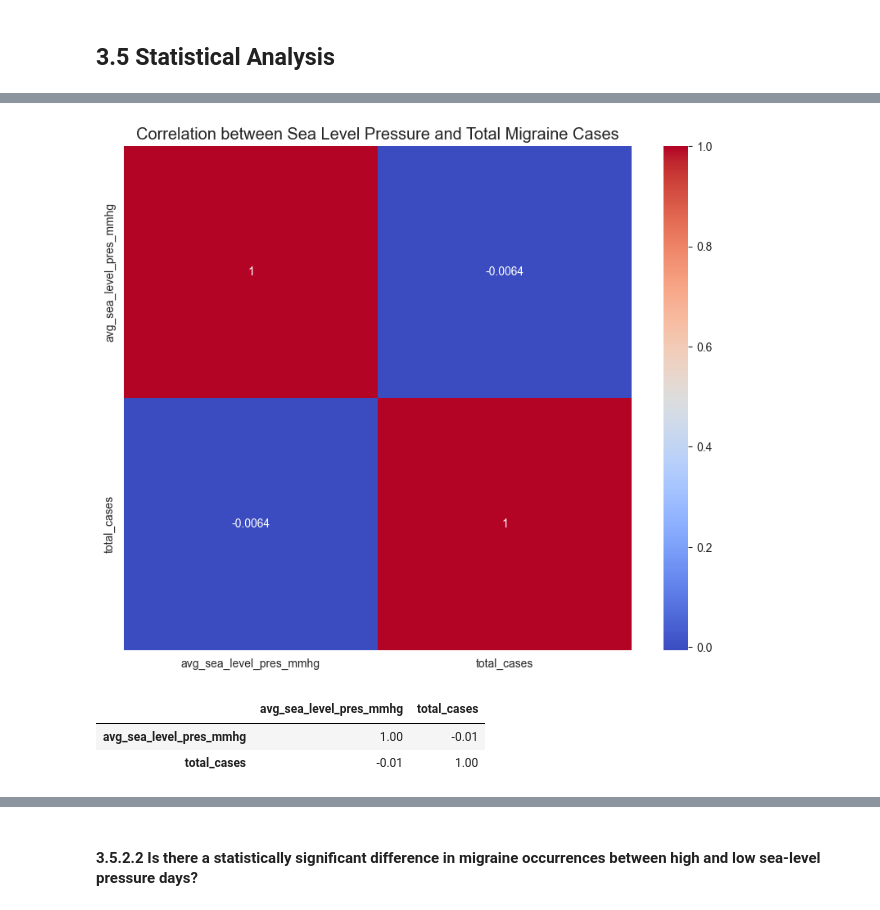
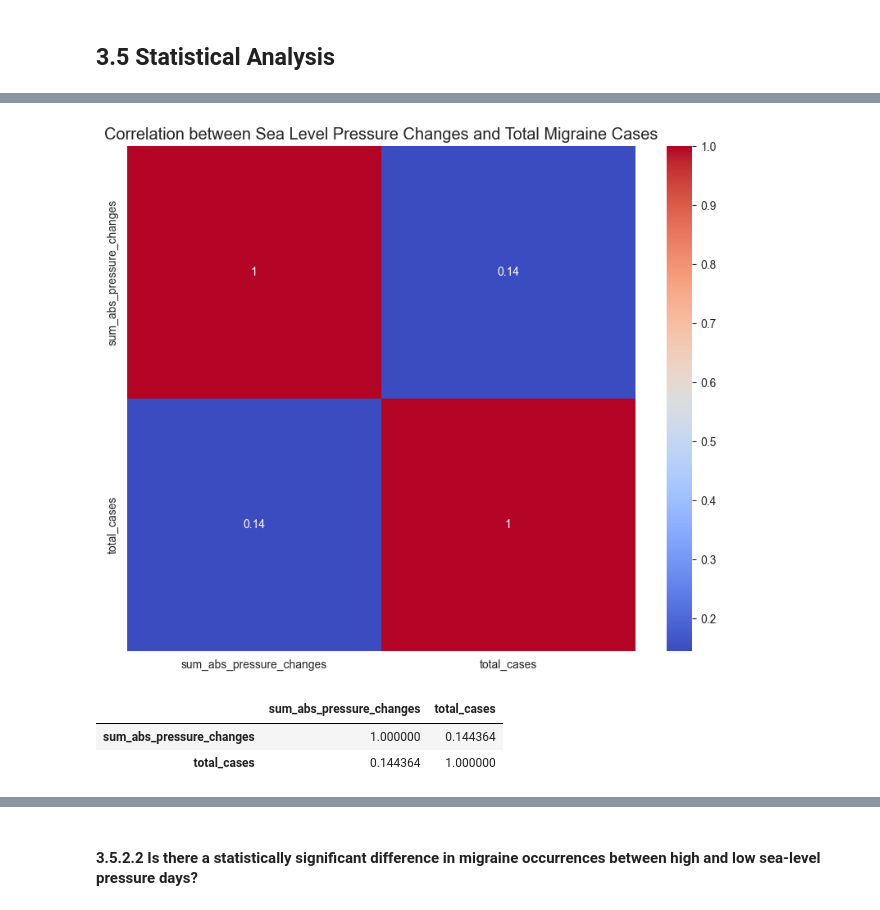
Before and after one commit to christinedbaxter/analyticsCapstone, a Jupyter notebook: notebooks/03_data_analysis.ipynb, the cells around one changed output, grey strips where cells are left out. Cells and saved outputs as stored; diff of their text form; code cells hidden in the pictures.

```diff
--- a/notebooks/03_data_analysis.ipynb
+++ b/notebooks/03_data_analysis.ipynb
@@ -53,7 +53,7 @@ pd.set_option('display.float_format', '{:.2f}'.format)
 ### 3.2.2 Loading Data
 # %%
 # Load the `migraine_weather` DataFrame from 02_data_preprocessing.ipynb
-migraine_weather = pd.read_csv("../data/processed/migraine_weather_data.csv")
+migraine_weather = pd.read_parquet("../data/processed/migraine_weather_data.parquet")
 
 # Check the shape of the DataFrame
 print(migraine_weather.shape)
@@ -139,12 +139,3 @@ This change is beneficial for several reasons:
     - **Memory Efficiency**: Category data types use significantly less memory, especially when the number of unique categories is small compared to the dataset size.
     - **Performance**: Operations on category data types, such as grouping and sorting, are typically faster than their `object` string counterparts.
     - **Semantics**: Converting to `category` reflects the nature of the data more accurately, as these columns represent categorical variables.
-# %%
-# Define the columns to convert to categorical data types
-cols_to_convert = ['sex', 'age', 'cause', 'country', 'state', 'region', 'continent']
-
-# Convert the columns to categorical data types
-migraine_weather[cols_to_convert] = migraine_weather[cols_to_convert].astype('category')
-
-# Check the data types of the DataFrame
-migraine_weather.info()
@@ -253,16 +226,16 @@ plt.show()
 # %%
-# Create correlation heatmap for sea level pressure and total migraine cases
+# Create correlation heatmap for sea level pressure variance and total migraine cases
 plt.figure(figsize=(10, 8))
-sns.heatmap(migraine_weather[['avg_sea_level_pres_mmhg', 'total_cases']].corr(), annot=True, cmap='coolwarm')
-plt.title('Correlation between Sea Level Pressure and Total Migraine Cases')
+sns.heatmap(migraine_weather[['sum_abs_pressure_changes', 'total_cases']].corr(), annot=True, cmap='coolwarm')
+plt.title('Correlation between Sea Level Pressure Changes and Total Migraine Cases')
 plt.show()
 
-migraine_weather[['avg_sea_level_pres_mmhg', 'total_cases']].corr()
+migraine_weather[['sum_abs_pressure_changes', 'total_cases']].corr()
 # %% [output]
-[figure, old version]
+[figure, new version]
-|  | avg_sea_level_pres_mmhg | total_cases |
-| avg_sea_level_pres_mmhg | 1.00 | -0.01 |
-| total_cases | -0.01 | 1.00 |
+|  | sum_abs_pressure_changes | total_cases |
+| sum_abs_pressure_changes | 1.000000 | 0.144364 |
+| total_cases | 0.144364 | 1.000000 |
 # %%
 # Create a scatter plot of sea level pressure and total migraine cases
 plt.figure(figsize=(10, 8))
```
Also changed, not shown: parts of 30 cells of this notebook, 1 other file.
